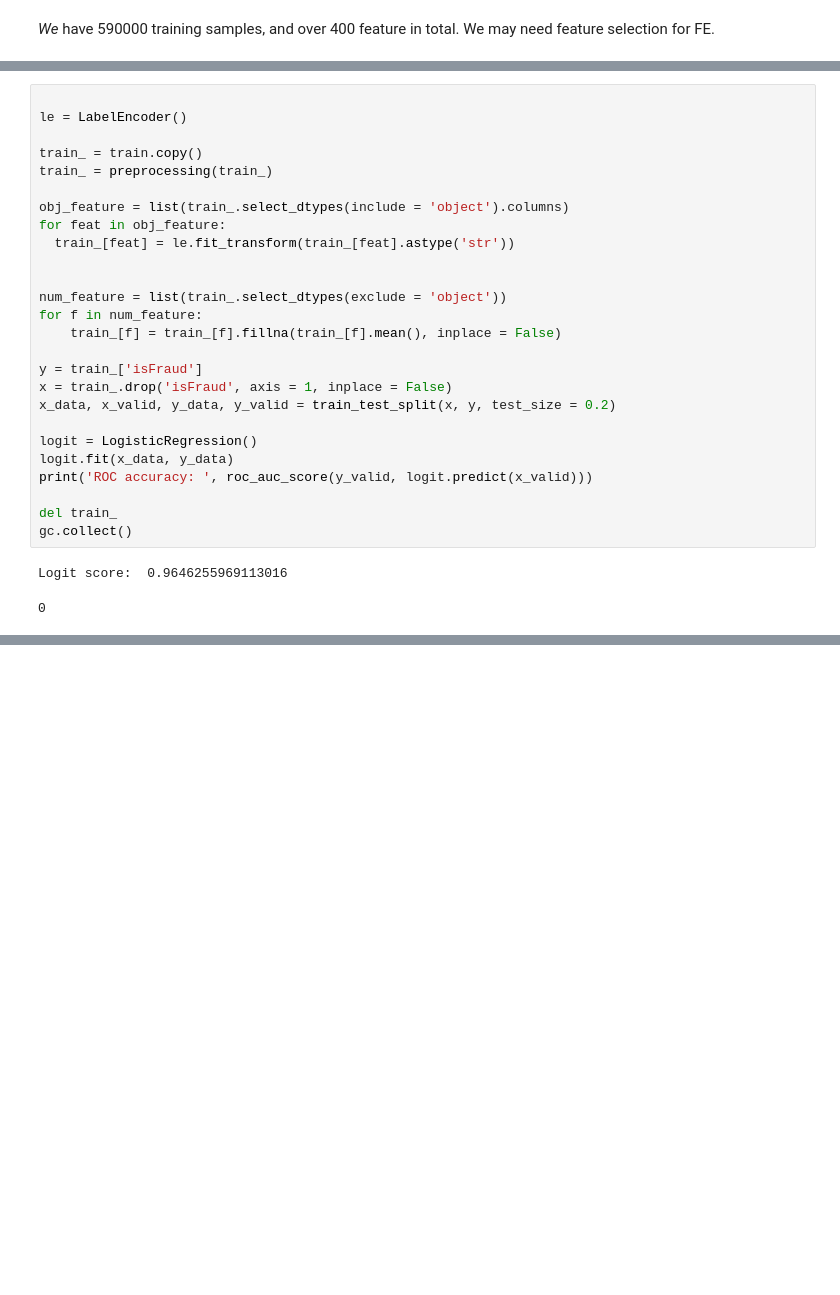
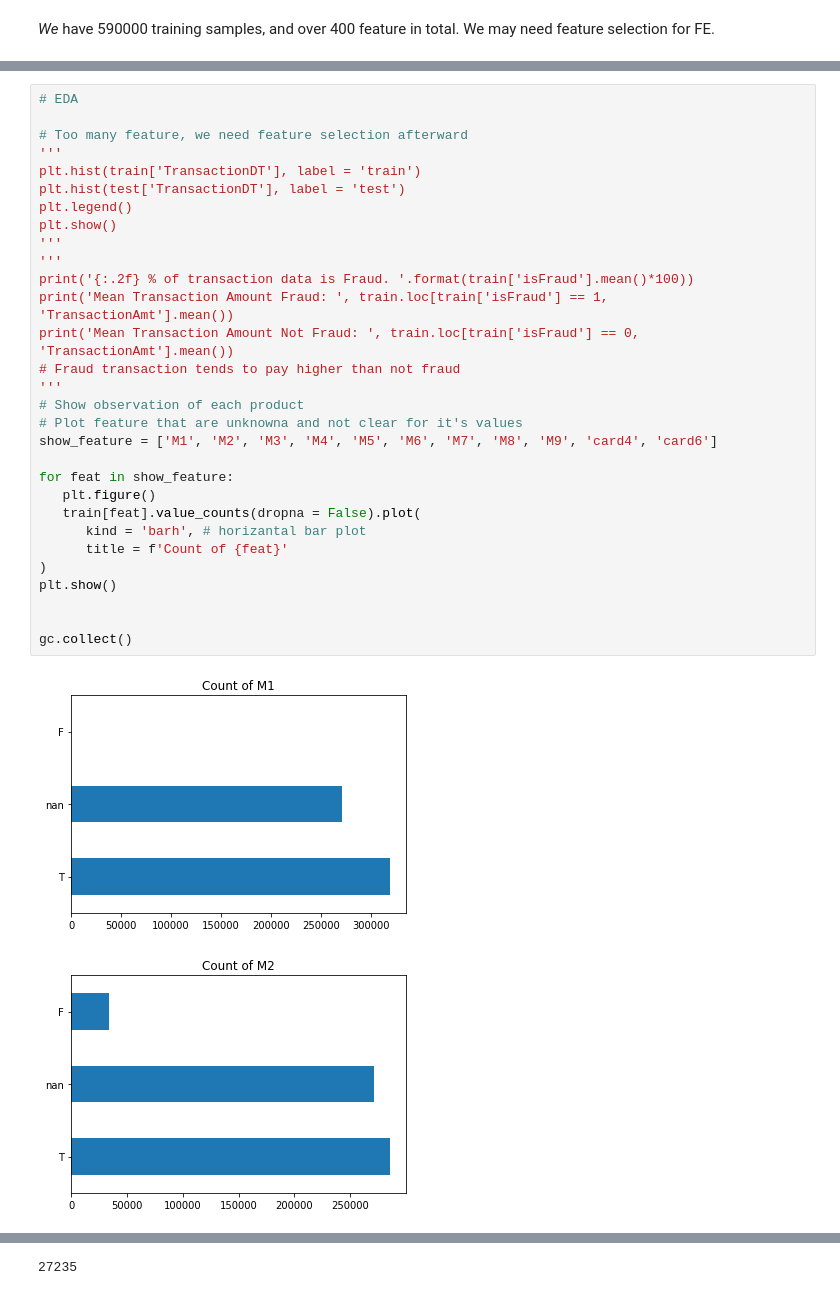
Before and after one commit to laurence-lin/Kaggle_competition, a Jupyter notebook: FraudDetection.ipynb, the cells around one changed output, grey strips where cells are left out. Cells and saved outputs as stored; diff of their text form; blank space fills up the shorter version.

```diff
--- a/FraudDetection.ipynb
+++ b/FraudDetection.ipynb
@@ -83,29 +54,33 @@ def preprocessing(df):
-# %%
-
-le = LabelEncoder()
-
-train_ = train.copy()
-train_ = preprocessing(train_)
-
-obj_feature = list(train_.select_dtypes(include = 'object').columns)
-for feat in obj_feature:
-  train_[feat] = le.fit_transform(train_[feat].astype('str'))
-
-
-num_feature = list(train_.select_dtypes(exclude = 'object'))
-for f in num_feature:
-    train_[f] = train_[f].fillna(train_[f].mean(), inplace = False)
-
-y = train_['isFraud']
-x = train_.drop('isFraud', axis = 1, inplace = False)
-x_data, x_valid, y_data, y_valid = train_test_split(x, y, test_size = 0.2)
-
-logit = LogisticRegression()
-logit.fit(x_data, y_data)
-print('ROC accuracy: ', roc_auc_score(y_valid, logit.predict(x_valid)))
-
-del train_
-gc.collect()
-# %% [output]
-Logit score:  0.9646255969113016
-0
+# %%
+# EDA
+
+# Too many feature, we need feature selection afterward
+'''
+plt.hist(train['TransactionDT'], label = 'train')
+plt.hist(test['TransactionDT'], label = 'test')
+plt.legend()
+plt.show()
+'''
+'''
+print('{:.2f} % of transaction data is Fraud. '.format(train['isFraud'].mean()*100))
+print('Mean Transaction Amount Fraud: ', train.loc[train['isFraud'] == 1, 'TransactionAmt'].mean())
+print('Mean Transaction Amount Not Fraud: ', train.loc[train['isFraud'] == 0, 'TransactionAmt'].mean())
+# Fraud transaction tends to pay higher than not fraud
+'''
+# Show observation of each product
+# Plot feature that are unknowna and not clear for it's values
+show_feature = ['M1', 'M2', 'M3', 'M4', 'M5', 'M6', 'M7', 'M8', 'M9', 'card4', 'card6']
+
+for feat in show_feature:
+   plt.figure()
+   train[feat].value_counts(dropna = False).plot(
+      kind = 'barh', # horizantal bar plot
+      title = f'Count of {feat}'
+)
+plt.show()
+
+
+gc.collect()
+# %% [output]
+[figure, added]
+[figure, added]
@@ -111,0 +96 @@ Logit score:  0.9646255969113016
+27235
```
Also changed, not shown: parts of 12 cells of this notebook.
